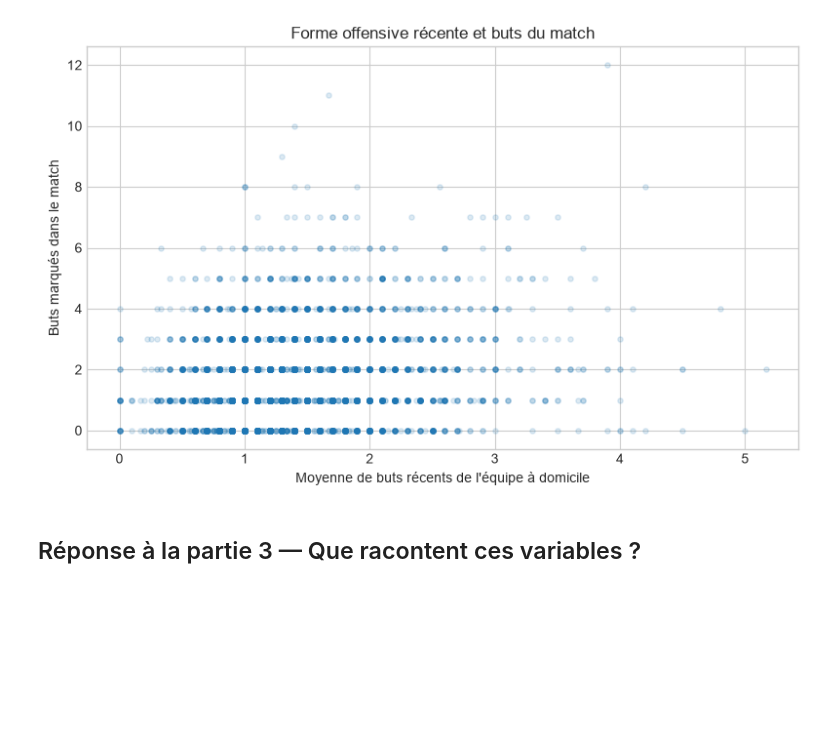
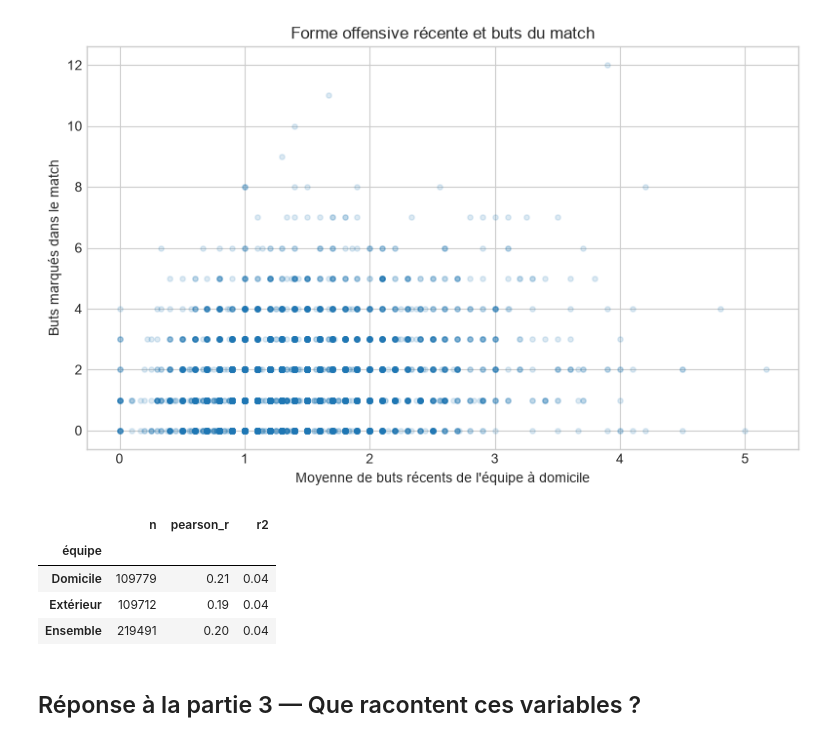
Before and after one commit to hugopicot/Football-Match-Probability-Prediction, a Jupyter notebook: Notebook/eda_jointure.ipynb, the cells around one changed output. Saved outputs shown, nothing was run; the diff lists cells and outputs as text; code cells hidden in the pictures; blank space fills up the shorter version.

Commit message:
add pearson coefficient calculation

```diff
--- a/Notebook/eda_jointure.ipynb
+++ b/Notebook/eda_jointure.ipynb
@@ -634,6 +634,37 @@ plt.show()
 | away_goals | -0.04 | 0.19 | -0.23 | -0.08 | 1.00 | 0.63 |
 | total_goals | 0.14 | 0.09 | 0.04 | 0.72 | 0.63 | 1.00 |
 [figure]
+# %%
+paires = {
+    "Domicile": ("home_recent_goals_mean", "home_goals"),
+    "Extérieur": ("away_recent_goals_mean", "away_goals"),
+}
+
+resultats = []
+for equipe, (historique, reel) in paires.items():
+    donnees = eda[[historique, reel]].dropna()
+    r = donnees[historique].corr(donnees[reel], method="pearson")
+    resultats.append({
+        "équipe": equipe,
+        "n": len(donnees),
+        "pearson_r": round(r, 4),
+        "r2": round(r**2, 4),
+    })
+
+ensemble = pd.concat([
+    eda[["home_recent_goals_mean", "home_goals"]].set_axis(["historique", "reel"], axis=1),
+    eda[["away_recent_goals_mean", "away_goals"]].set_axis(["historique", "reel"], axis=1),
+]).dropna()
+r_total = ensemble["historique"].corr(ensemble["reel"], method="pearson")
+resultats.append({"équipe": "Ensemble", "n": len(ensemble), "pearson_r": round(r_total, 4), "r2": round(r_total**2, 4)})
+
+pd.DataFrame(resultats).set_index("équipe")
+# %% [output]
+|  | n | pearson_r | r2 |
+| équipe |  |  |  |
+| Domicile | 109779 | 0.21 | 0.04 |
+| Extérieur | 109712 | 0.19 | 0.04 |
+| Ensemble | 219491 | 0.20 | 0.04 |
 # %% [markdown]
 ## Réponse à la partie 3 — Que racontent ces variables ?
 # %% [markdown]
```
